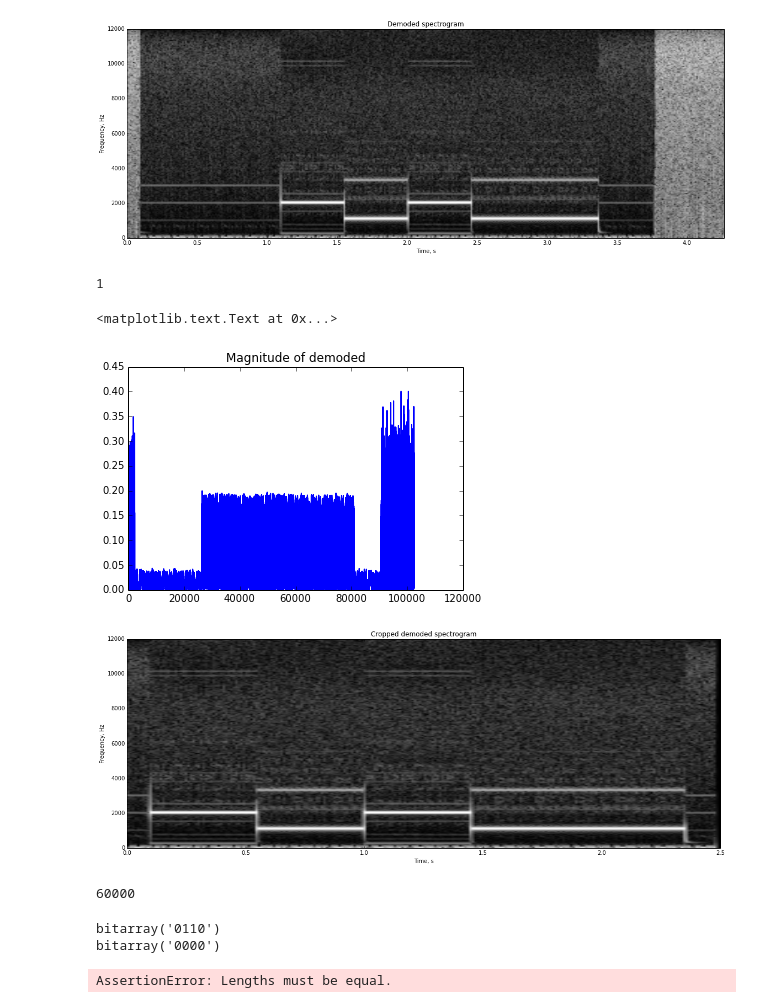
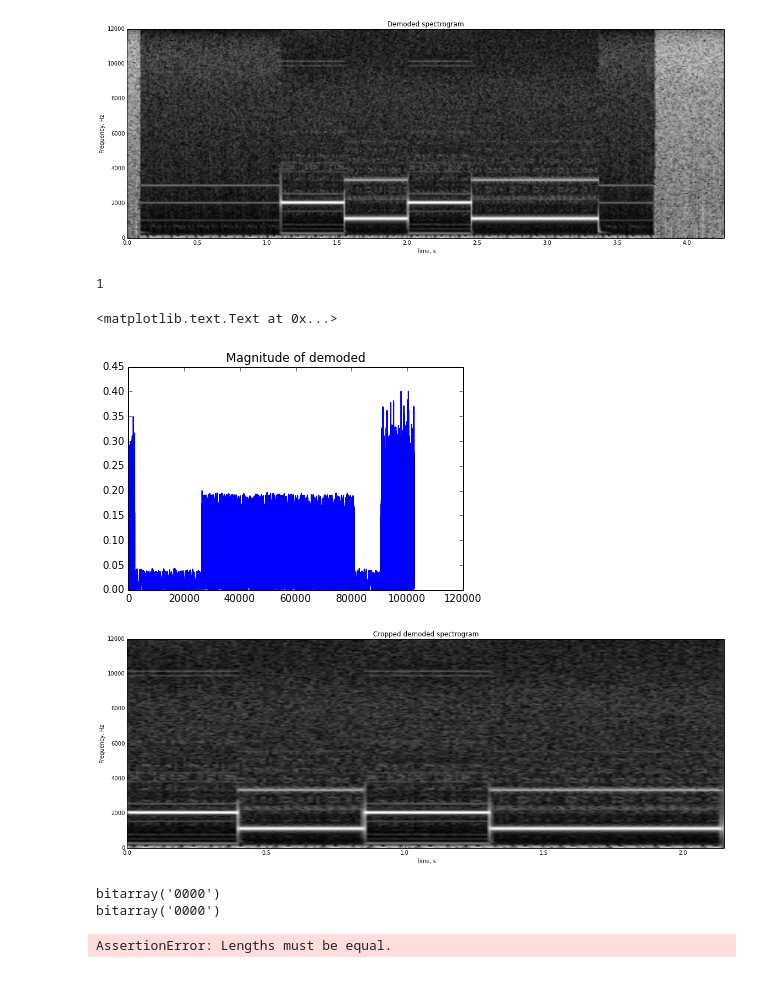
Before and after one commit to alexwal/EE123-Final-Project, a Jupyter notebook: afsk_attempt.ipynb, the cells around one changed output. Drawn from its saved outputs; the diff is of its cells as text; code cells hidden in the pictures.

```diff
--- a/afsk_attempt.ipynb
+++ b/afsk_attempt.ipynb
@@ -551,32 +479,28 @@ title('Demoded spectrogram')
 # %%
 plot(abs(demoded))
 title('Magnitude of demoded')
 
-estimate_start_t = 1 # in seconds
-estimate_end_t = 3.5
+estimate_start_t = 1.15 # in seconds
+estimate_end_t = 3.3
 
 est_start_ind = int((estimate_start_t / (len(demoded)/(fs_sdr/ds))) * len(demoded))
 est_end_ind = int((estimate_end_t / (len(demoded)/(fs_sdr/ds))) * len(demoded))
 
 est_signal = demoded[est_start_ind:est_end_ind]
 
 myspectrogram_hann_ovlp(est_signal, 512, fs_sdr/ds, 0, dbf=60);
 title('Cropped demoded spectrogram')
 # %% [output]
 1
 <matplotlib.text.Text at 0x...>
 [figure]
-[figure, old version]
+[figure, new version]
-# %%
-len(demod_ssb_filt_recvd)
-# %% [output]
-60000
 # %%
 # Demodulate received filtered signal
-demod_ssb_filt_recvd = nc_afsk1200Demod(est_signal, fs=fs_sdr/ds, TBW=2.0) # analog output, that is, it's not just 1s/0s, but almost.
+afsk_demod_recvd = nc_afsk1200Demod(est_signal, fs=fs_sdr/ds, TBW=2.0) # analog output, that is, it's not just 1s/0s, but almost.
 
 # Calculate NRZ and then convert to 1s and 0s
-bits_dec = decode_NRZ(demod_ssb_filt_recvd)
+bits_dec = decode_NRZ(afsk_demod_recvd)
 
 # Print decoded bits, compare to the transmitted bits
 print(bits_dec[0:4])
@@ -584,8 +508,8 @@ print(transmitted_bits[0:4])
 ber = BER(bits_dec, transmitted_bits)
 print('Percent error in transmission:', 100*ber, '%')
 # %% [output]
-bitarray('0110')
 bitarray('0000')
+bitarray('0000')
 AssertionError: Lengths must be equal.
 # %%
 bits_dec
```
Also changed, not shown: parts of 9 cells of this notebook.
